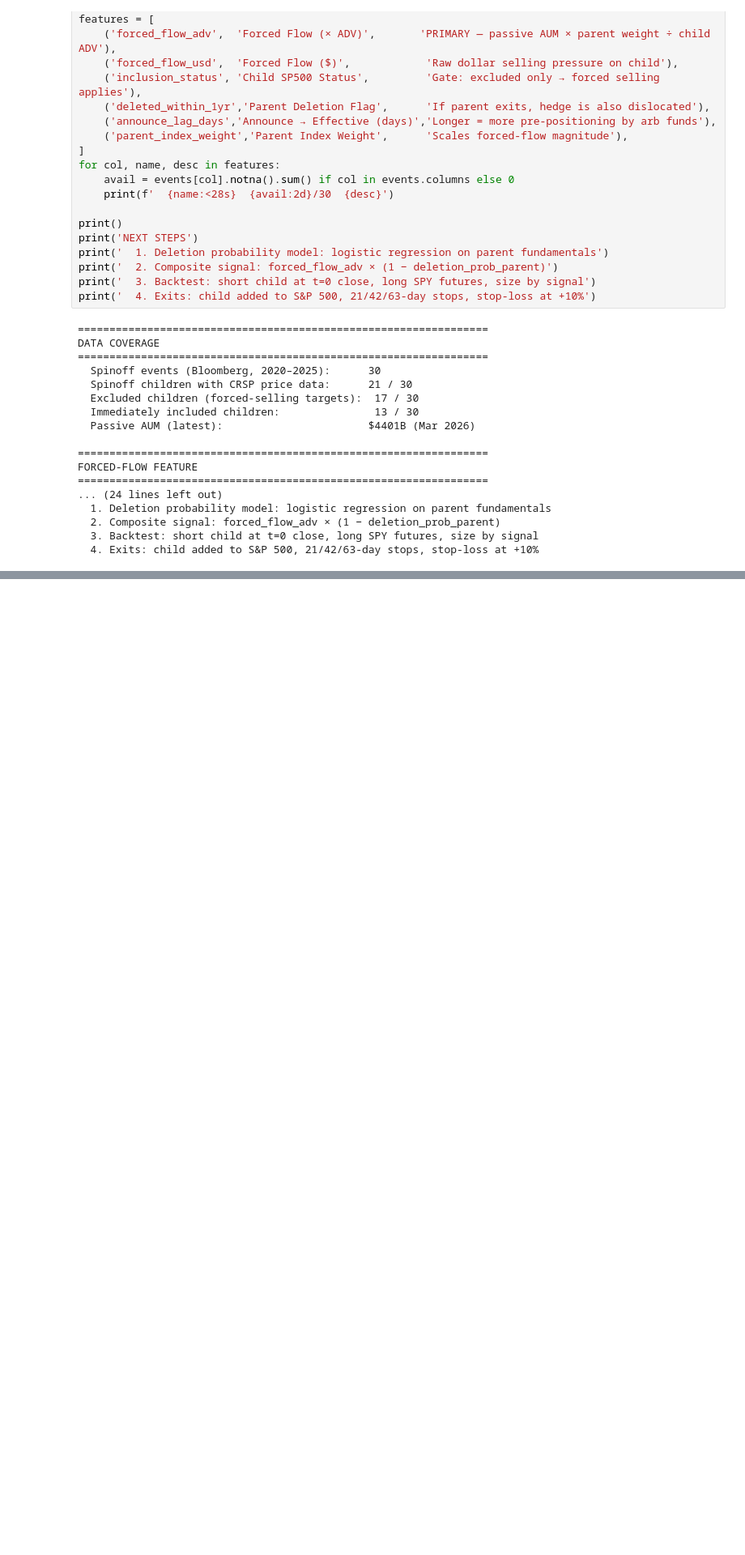
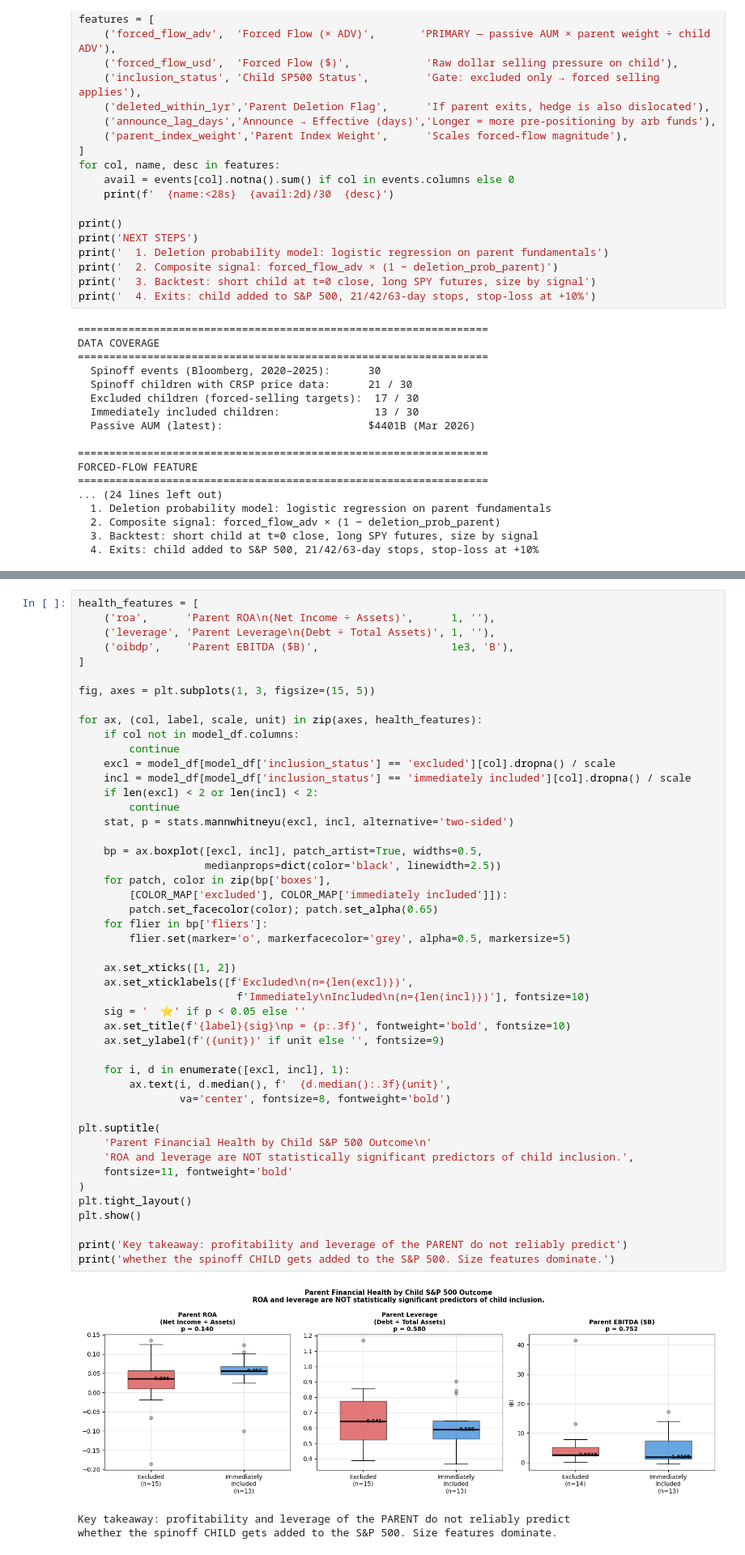
Before and after one commit to ElouanBahri/index-spinoff-arbitrage, a Jupyter notebook: eda.ipynb, the cells around one changed output, grey strips where cells are left out. Shown at 81% size. Saved outputs shown, nothing was run; the diff lists cells and outputs as text; blank space fills up the shorter version.

```diff
--- a/eda.ipynb
+++ b/eda.ipynb
@@ -805,0 +1041,51 @@ FORCED-FLOW FEATURE
+# %%
+health_features = [
+    ('roa',      'Parent ROA\n(Net Income ÷ Assets)',      1, ''),
+    ('leverage', 'Parent Leverage\n(Debt ÷ Total Assets)', 1, ''),
+    ('oibdp',    'Parent EBITDA ($B)',                     1e3, 'B'),
+]
+
+fig, axes = plt.subplots(1, 3, figsize=(15, 5))
+
+for ax, (col, label, scale, unit) in zip(axes, health_features):
+    if col not in model_df.columns:
+        continue
+    excl = model_df[model_df['inclusion_status'] == 'excluded'][col].dropna() / scale
+    incl = model_df[model_df['inclusion_status'] == 'immediately included'][col].dropna() / scale
+    if len(excl) < 2 or len(incl) < 2:
+        continue
+    stat, p = stats.mannwhitneyu(excl, incl, alternative='two-sided')
+
+    bp = ax.boxplot([excl, incl], patch_artist=True, widths=0.5,
+                    medianprops=dict(color='black', linewidth=2.5))
+    for patch, color in zip(bp['boxes'],
+        [COLOR_MAP['excluded'], COLOR_MAP['immediately included']]):
+        patch.set_facecolor(color); patch.set_alpha(0.65)
+    for flier in bp['fliers']:
+        flier.set(marker='o', markerfacecolor='grey', alpha=0.5, markersize=5)
+
+    ax.set_xticks([1, 2])
+    ax.set_xticklabels([f'Excluded\n(n={len(excl)})',
+                         f'Immediately\nIncluded\n(n={len(incl)})'], fontsize=10)
+    sig = '  ⭐' if p < 0.05 else ''
+    ax.set_title(f'{label}{sig}\np = {p:.3f}', fontweight='bold', fontsize=10)
+    ax.set_ylabel(f'({unit})' if unit else '', fontsize=9)
+
+    for i, d in enumerate([excl, incl], 1):
+        ax.text(i, d.median(), f'  {d.median():.3f}{unit}',
+                va='center', fontsize=8, fontweight='bold')
+
+plt.suptitle(
+    'Parent Financial Health by Child S&P 500 Outcome\n'
+    'ROA and leverage are NOT statistically significant predictors of child inclusion.',
+    fontsize=11, fontweight='bold'
+)
+plt.tight_layout()
+plt.show()
+
+print('Key takeaway: profitability and leverage of the PARENT do not reliably predict')
+print('whether the spinoff CHILD gets added to the S&P 500. Size features dominate.')
+# %% [output]
+[figure, added]
+Key takeaway: profitability and leverage of the PARENT do not reliably predict
+whether the spinoff CHILD gets added to the S&P 500. Size features dominate.
```
Also changed, not shown: parts of 17 cells of this notebook, 15 other files.
